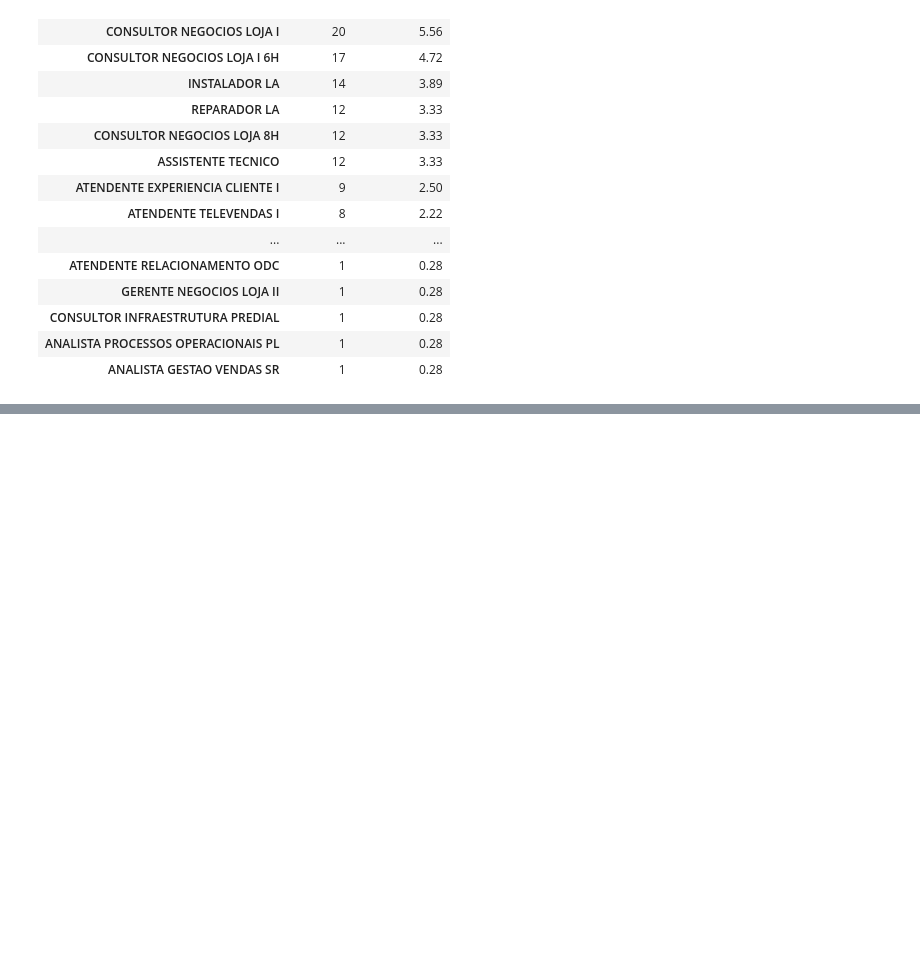
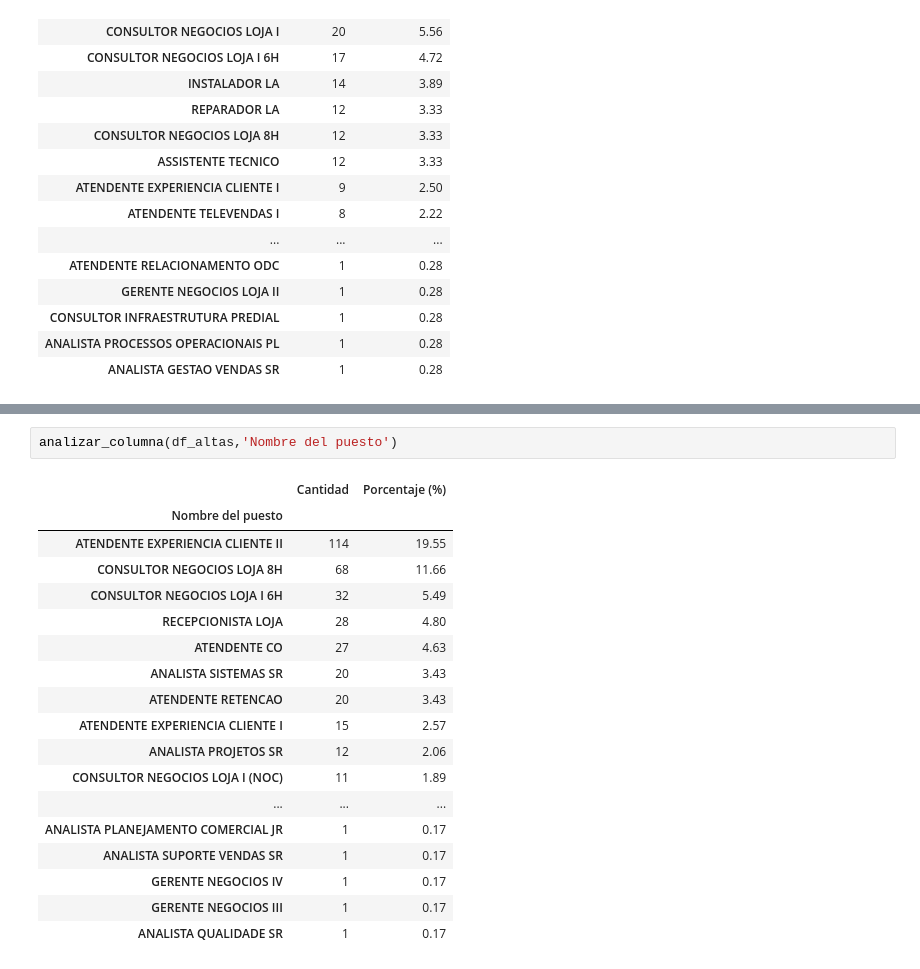
Before and after one commit to saraguzmanlopez-ops/caso_corusan, a Jupyter notebook: ETL.ipynb, the cells around one changed output, grey strips where cells are left out. Saved outputs shown, nothing was run; the diff lists cells and outputs as text; blank space fills up the shorter version.

```diff
--- a/ETL.ipynb
+++ b/ETL.ipynb
@@ -1027,0 +1184,21 @@ analizar_columna(df_bajas,'Nombre del puesto')
+# %%
+analizar_columna(df_altas,'Nombre del puesto')
+# %% [output]
+|  | Cantidad | Porcentaje (%) |
+| Nombre del puesto |  |  |
+| ATENDENTE EXPERIENCIA CLIENTE II | 114 | 19.55 |
+| CONSULTOR NEGOCIOS LOJA 8H | 68 | 11.66 |
+| CONSULTOR NEGOCIOS LOJA I 6H | 32 | 5.49 |
+| RECEPCIONISTA LOJA | 28 | 4.80 |
+| ATENDENTE CO | 27 | 4.63 |
+| ANALISTA SISTEMAS SR | 20 | 3.43 |
+| ATENDENTE RETENCAO | 20 | 3.43 |
+| ATENDENTE EXPERIENCIA CLIENTE I | 15 | 2.57 |
+| ANALISTA PROJETOS SR | 12 | 2.06 |
+| CONSULTOR NEGOCIOS LOJA I (NOC) | 11 | 1.89 |
+| ... | ... | ... |
+| ANALISTA PLANEJAMENTO COMERCIAL JR | 1 | 0.17 |
+| ANALISTA SUPORTE VENDAS SR | 1 | 0.17 |
+| GERENTE NEGOCIOS IV | 1 | 0.17 |
+| GERENTE NEGOCIOS III | 1 | 0.17 |
+| ANALISTA QUALIDADE SR | 1 | 0.17 |
```
Also changed, not shown: parts of 31 cells of this notebook, 1 other file.
